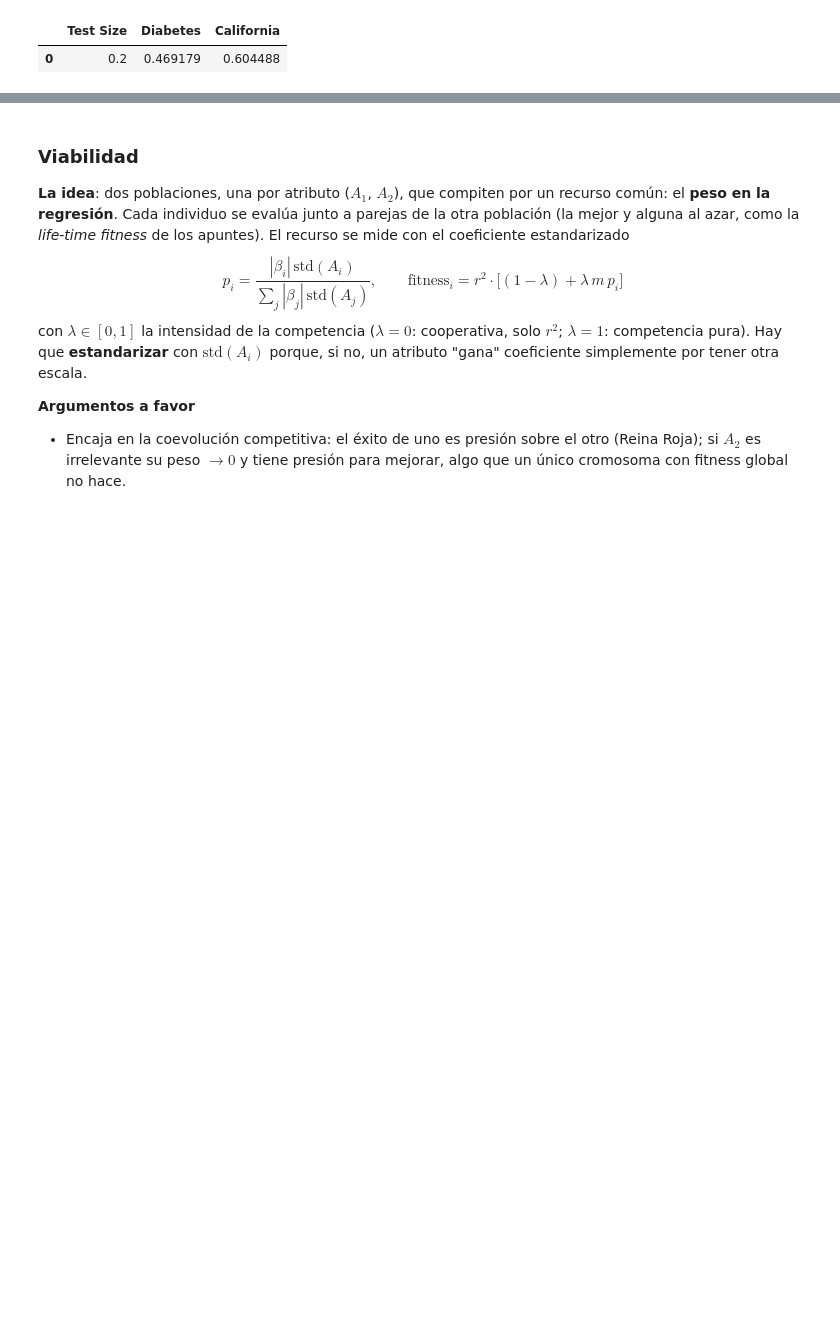
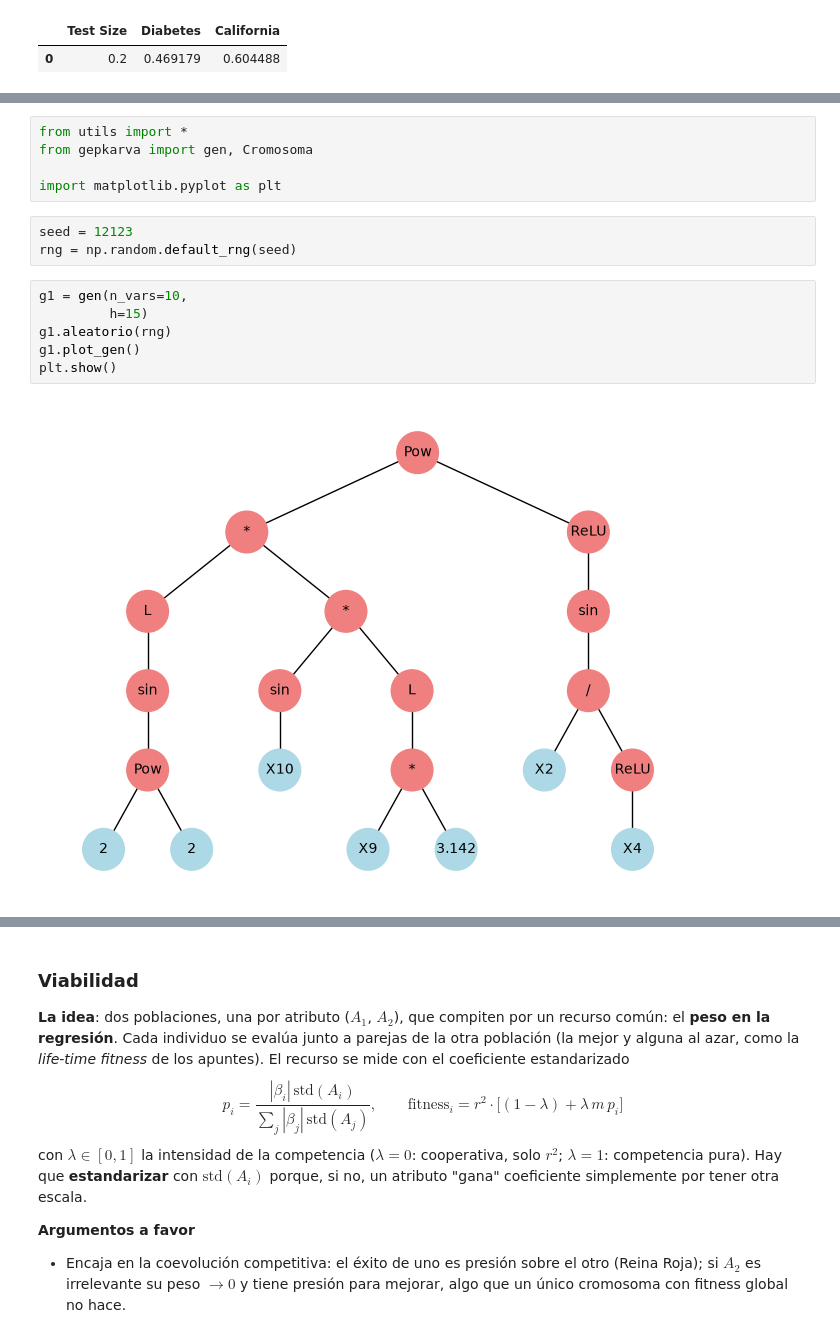
Before and after one commit to mcbosch/BIO-IA-karva, a Jupyter notebook: analisis_explorativo.ipynb, the cells around one changed output, grey strips where cells are left out. Drawn from its saved outputs; the diff is of its cells as text; blank space fills up the shorter version.

Commit message:
Terminar objeto cromosoma y funciones biologicas

```diff
--- a/analisis_explorativo.ipynb
+++ b/analisis_explorativo.ipynb
@@ -100,0 +105,16 @@ results
+# %%
+from utils import *
+from gepkarva import gen, Cromosoma
+
+import matplotlib.pyplot as plt
+# %%
+seed = 12123
+rng = np.random.default_rng(seed)
+# %%
+g1 = gen(n_vars=10,
+         h=15)
+g1.aleatorio(rng)
+g1.plot_gen()
+plt.show()
+# %% [output]
+[figure, added]
```
Also changed, not shown: parts of 4 cells of this notebook, 2 other files.
